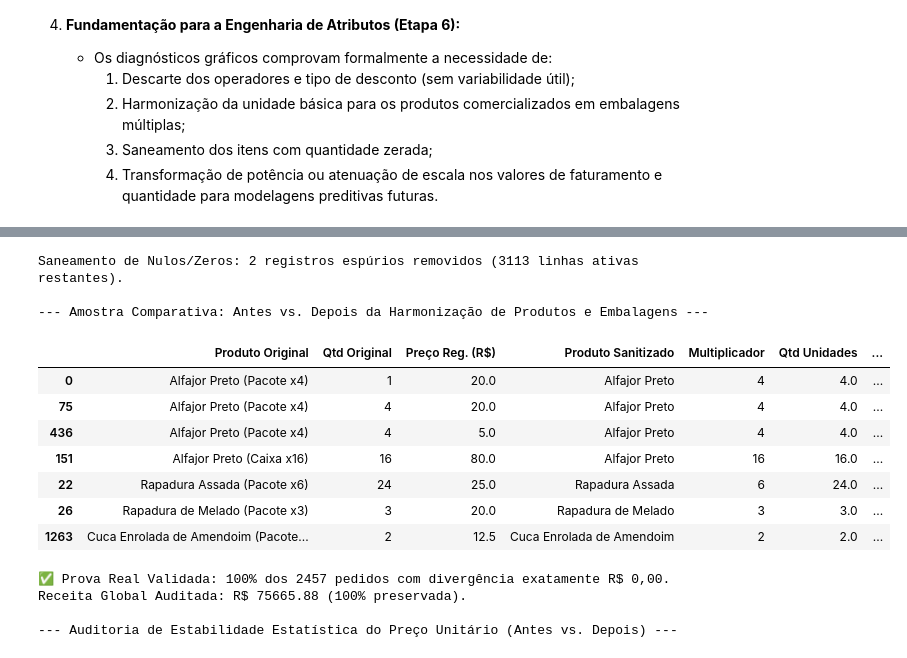
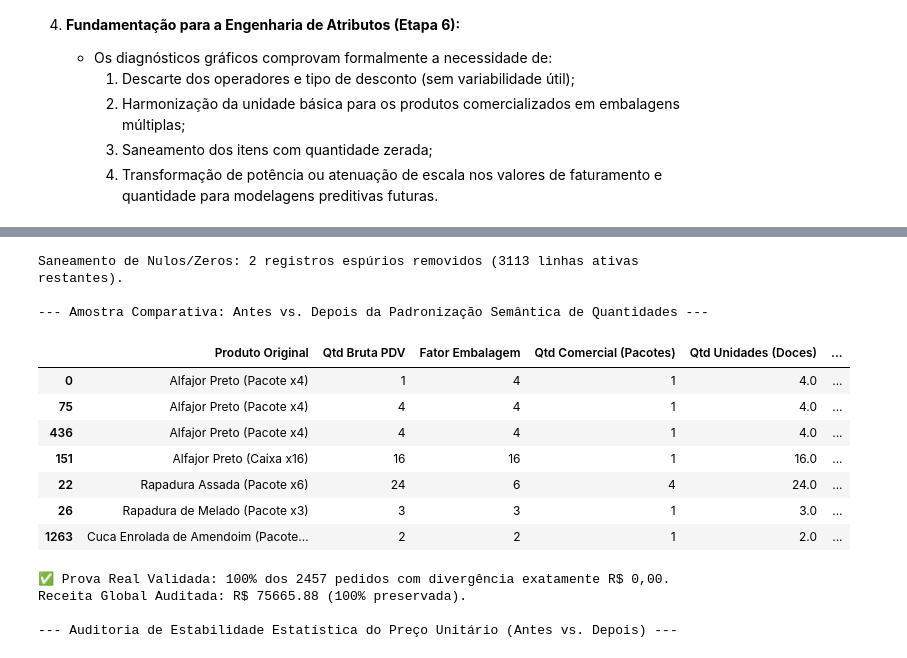
Before and after one commit to SIS-AMF/2026-2_trablho-g1-cd-ai2, a Jupyter notebook: main.ipynb, the cells around one changed output, grey strips where cells are left out. Saved outputs shown, nothing was run; the diff lists cells and outputs as text; code cells hidden in the pictures.

Commit message:
feat(eda): saneamento de dados inconsistentes, subsecoes 6.1 e 6.2 e padronizacao de quantidade comercial

```diff
--- a/main.ipynb
+++ b/main.ipynb
@@ -832,51 +833,59 @@ def harmonizar_metricas_item(row: pd.Series) -> pd.Series:
                 preco_item = q_comprada * q_pacote * p_registrado
                 qtd_total_unidades = q_comprada * q_pacote
     else:
         # Caso C: Produto vendido como unitário padrão
         preco_unitario = p_registrado
         preco_item = q_comprada * p_registrado
         qtd_total_unidades = q_comprada
 
     return pd.Series([
         round(preco_item, 2),
         round(preco_unitario, 4),
         int(qtd_total_unidades)
     ], index=['preco_item', 'preco_unitario_calculado', 'quantidade_unitaria_total'])
 
 # Aplicação vetorizada da harmonização
 df_saneado[['preco_item', 'preco_unitario_calculado', 'quantidade_unitaria_total']] = \
     df_saneado.apply(harmonizar_metricas_item, axis=1)
 
-# Exibição da amostra comparativa Antes vs. Depois
+# Cálculo da Quantidade Comercial Corrigida (unidades de venda / pacotes faturados no balcão)
+df_saneado['quantidade_comercial'] = (
+    df_saneado['quantidade_unitaria_total'] / df_saneado['quantidade_pacote']
+).astype(int)
+
+# Asserção formal da integridade multiplicativa
+assert (df_saneado['quantidade_comercial'] * df_saneado['quantidade_pacote'] == df_saneado['quantidade_unitaria_total']).all(), \
+    "Falha: Inconsistência na identidade multiplicativa de quantidades!"
+
+# Exibição da amostra comparativa Antes vs. Depois (evidenciando Linha 0 vs Linha 75)
 cols_comparativo = [
-    'item_pedido_nome_produto', 'item_pedido_quantidade', 'item_pedido_preco_unitario',
-    'produto_unitario', 'quantidade_pacote', 'quantidade_unitaria_total', 'preco_item', 'preco_unitario_calculado'
+    'item_pedido_nome_produto', 'item_pedido_quantidade', 'quantidade_pacote',
+    'quantidade_comercial', 'quantidade_unitaria_total', 'preco_item', 'preco_unitario_calculado'
 ]
 amostra_comparativo = df_saneado.loc[[0, 75, 436, 151, 22, 26, 1263], cols_comparativo].rename(columns={
     'item_pedido_nome_produto': 'Produto Original',
-    'item_pedido_quantidade': 'Qtd Original',
-    'item_pedido_preco_unitario': 'Preço Reg. (R$)',
-    'produto_unitario': 'Produto Sanitizado',
-    'quantidade_pacote': 'Multiplicador',
-    'quantidade_unitaria_total': 'Qtd Unidades',
+    'item_pedido_quantidade': 'Qtd Bruta PDV',
+    'quantidade_pacote': 'Fator Embalagem',
+    'quantidade_comercial': 'Qtd Comercial (Pacotes)',
+    'quantidade_unitaria_total': 'Qtd Unidades (Doces)',
     'preco_item': 'Faturamento Linha (R$)',
     'preco_unitario_calculado': 'Preço Unit. Efetivo (R$)'
 })
 
-print("\n--- Amostra Comparativa: Antes vs. Depois da Harmonização de Produtos e Embalagens ---")
+print("\n--- Amostra Comparativa: Antes vs. Depois da Padronização Semântica de Quantidades ---")
 display(amostra_comparativo)
 # %% [output]
 Saneamento de Nulos/Zeros: 2 registros espúrios removidos (3113 linhas ativas restantes).
 
---- Amostra Comparativa: Antes vs. Depois da Harmonização de Produtos e Embalagens ---
+--- Amostra Comparativa: Antes vs. Depois da Padronização Semântica de Quantidades ---
-|  | Produto Original | Qtd Original | Preço Reg. (R$) | Produto Sanitizado | Multiplicador | Qtd Unidades | ... |
-| 0 | Alfajor Preto (Pacote x4) | 1 | 20.0 | Alfajor Preto | 4 | 4.0 | ... |
-| 75 | Alfajor Preto (Pacote x4) | 4 | 20.0 | Alfajor Preto | 4 | 4.0 | ... |
-| 436 | Alfajor Preto (Pacote x4) | 4 | 5.0 | Alfajor Preto | 4 | 4.0 | ... |
-| 151 | Alfajor Preto (Caixa x16) | 16 | 80.0 | Alfajor Preto | 16 | 16.0 | ... |
-| 22 | Rapadura Assada (Pacote x6) | 24 | 25.0 | Rapadura Assada | 6 | 24.0 | ... |
-| 26 | Rapadura de Melado (Pacote x3) | 3 | 20.0 | Rapadura de Melado | 3 | 3.0 | ... |
-| 1263 | Cuca Enrolada de Amendoim (Pacote... | 2 | 12.5 | Cuca Enrolada de Amendoim | 2 | 2.0 | ... |
+|  | Produto Original | Qtd Bruta PDV | Fator Embalagem | Qtd Comercial (Pacotes) | Qtd Unidades (Doces) | ... |
+| 0 | Alfajor Preto (Pacote x4) | 1 | 4 | 1 | 4.0 | ... |
+| 75 | Alfajor Preto (Pacote x4) | 4 | 4 | 1 | 4.0 | ... |
+| 436 | Alfajor Preto (Pacote x4) | 4 | 4 | 1 | 4.0 | ... |
+| 151 | Alfajor Preto (Caixa x16) | 16 | 16 | 1 | 16.0 | ... |
+| 22 | Rapadura Assada (Pacote x6) | 24 | 6 | 4 | 24.0 | ... |
+| 26 | Rapadura de Melado (Pacote x3) | 3 | 3 | 1 | 3.0 | ... |
+| 1263 | Cuca Enrolada de Amendoim (Pacote... | 2 | 2 | 1 | 2.0 | ... |
 # %%
 # ==============================================================================
 # 3. PROVA REAL E AUDITORIA DA EQUAÇÃO CONTÁBIL
```
Also changed, not shown: parts of 8 cells of this notebook.
